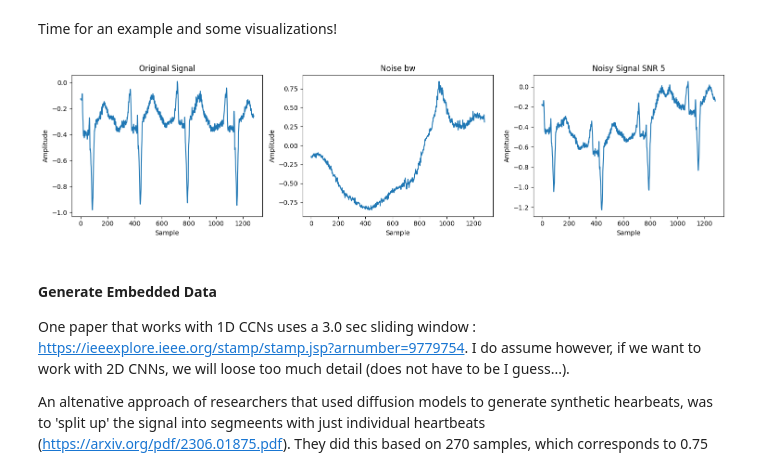
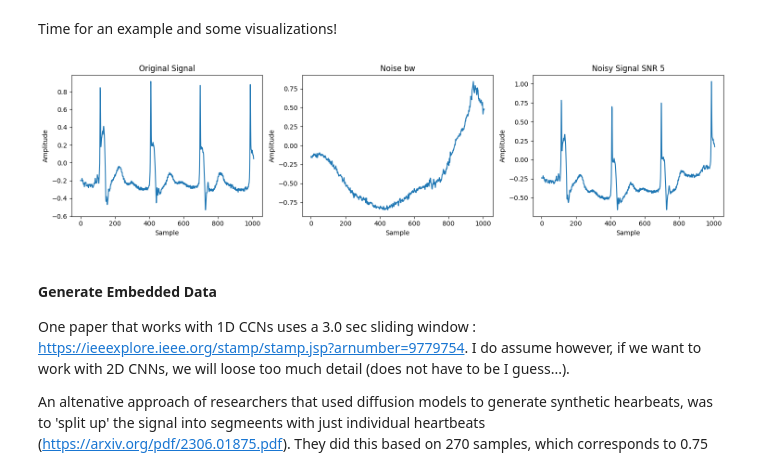
Before and after one commit to piedeboer96/ECG-Signal-Denoising, a Jupyter notebook: ecg_build_datasets.ipynb, the cells around one changed output. Drawn from its saved outputs; the diff is of its cells as text; code cells hidden in the pictures.

```diff
--- a/ecg_build_datasets.ipynb
+++ b/ecg_build_datasets.ipynb
@@ -308,29 +314,29 @@ Time for an example and some visualizations!
 # %%
 # Define clean ECG signal
 # sampto=128*2*4
-record = wfdb.rdsamp("data/ardb/108", sampto=sampto)
+record = wfdb.rdsamp("data/ardb/102", sampto=sampto)
 ecg_signal = record[0][:, 0]
 
 # Define noise signal
 path_to_noise = "data/nstdb/bw"
 record_noise = wfdb.rdsamp(path_to_noise, sampto=sampto)
 noise_signal = record_noise[0][:, 0]
 noise_type = path_to_noise[-2:]
 
 # Desired signal-to-noise ratio (SNR) in decibels
 snr_dB = 5  # Example SNR
 
 # Add noise to the clean ECG signal
 noisy_signal = add_noise(ecg_signal, noise_signal, snr_dB)
 
 # Different Visualizations...
 signals=[ecg_signal, noise_signal,  noisy_signal]
 names=["Original Signal", "Noise "+str(noise_type), "Noisy Signal SNR "+str(snr_dB)]
 
 # Time Series
 plot_multiple_timeseries(signals,names)
 # %% [output]
-[figure, old version]
+[figure, new version]
 # %% [markdown]
 #### Generate Embedded Data
 One paper that works with 1D CCNs uses a 3.0 sec sliding window : https://ieeexplore.ieee.org/stamp/stamp.jsp?arnumber=9779754. I do assume however, if we want to work with 2D CNNs, we will loose too much detail (does not have to be I guess...).
```
Also changed, not shown: parts of 8 cells of this notebook.
